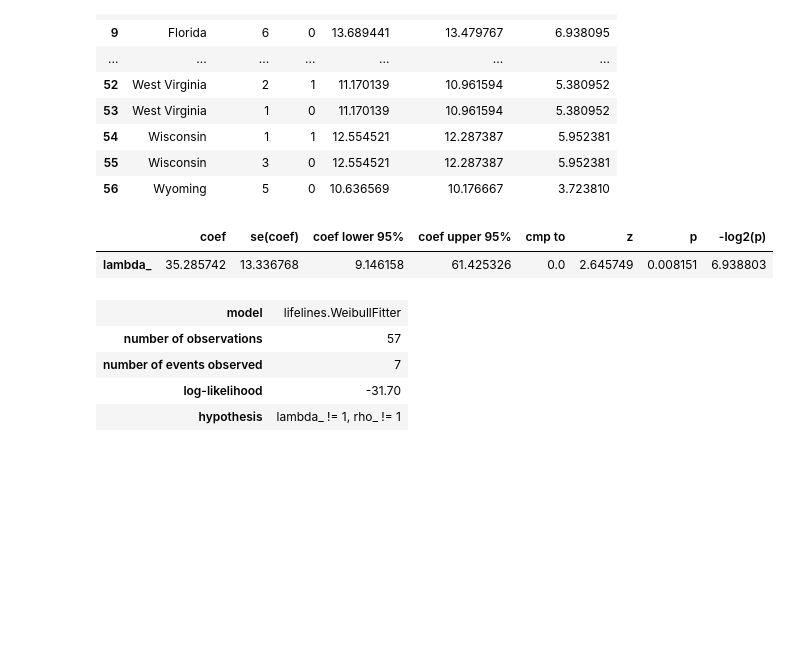
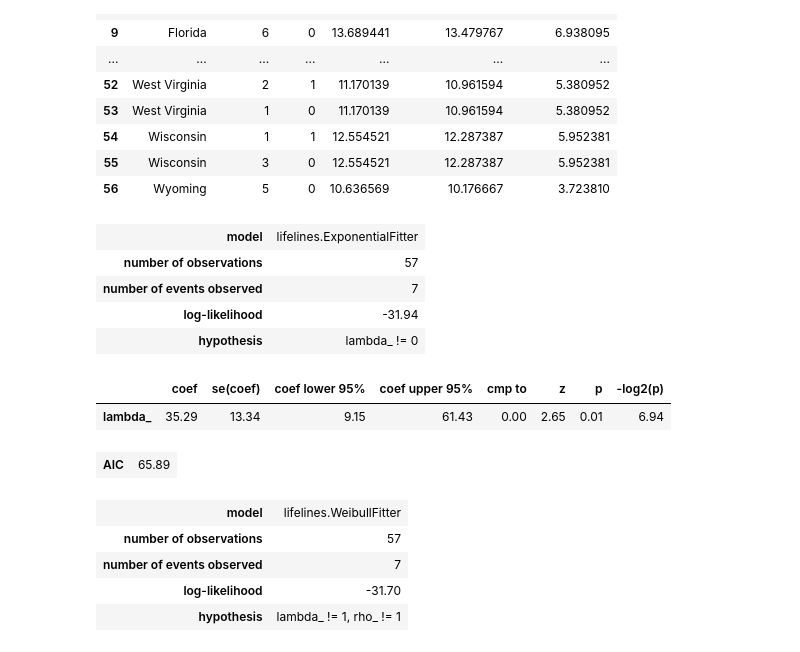
Before and after one commit to Jota-leals/Modelos, a Jupyter notebook: modelo_cox.ipynb, the cells around one changed output. Drawn from its saved outputs; the diff is of its cells as text; code cells hidden in the pictures; blank space fills up the shorter version.

```diff
--- a/modelo_cox.ipynb
+++ b/modelo_cox.ipynb
@@ -29,14 +31,19 @@ df_cox
 # %%
 #Modelo parametrico
 
 exp_model = ExponentialFitter()
 exp_model.fit(df_cox['duration'], event_observed=df_cox['event'])
 summary = exp_model.summary
-#exp_model.print_summary()
-summary
+exp_model.print_summary()
 # %% [output]
-|  | coef | se(coef) | coef lower 95% | coef upper 95% | cmp to | z | p | -log2(p) |
-| lambda_ | 35.285742 | 13.336768 | 9.146158 | 61.425326 | 0.0 | 2.645749 | 0.008151 | 6.938803 |
+| model | lifelines.ExponentialFitter |
+| number of observations | 57 |
+| number of events observed | 7 |
+| log-likelihood | -31.94 |
+| hypothesis | lambda_ != 0 |
+|  | coef | se(coef) | coef lower 95% | coef upper 95% | cmp to | z | p | -log2(p) |
+| lambda_ | 35.29 | 13.34 | 9.15 | 61.43 | 0.00 | 2.65 | 0.01 | 6.94 |
+| AIC | 65.89 |
 # %%
 # Weibull
 weibull_model = WeibullFitter()
```
Also changed, not shown: parts of 7 cells of this notebook, 1 other file.
